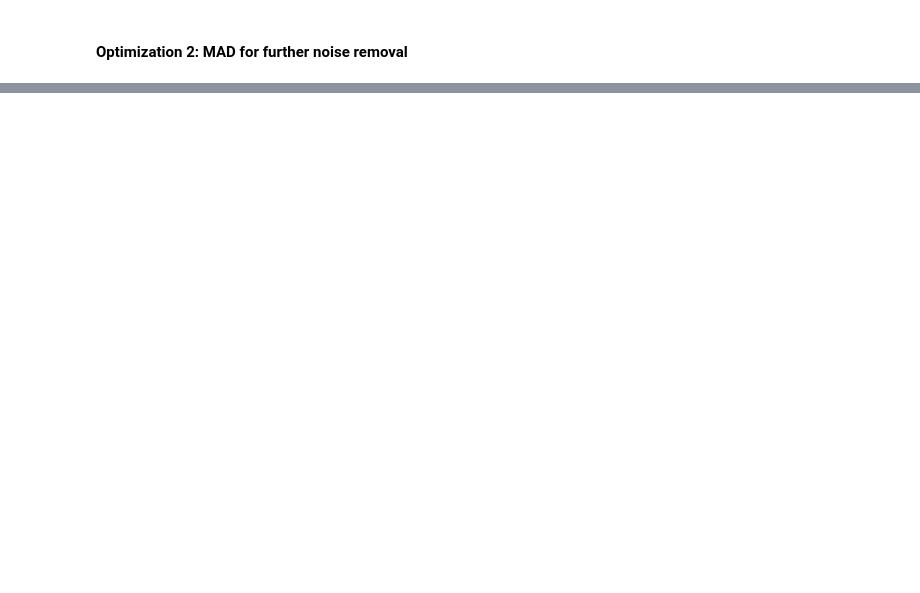
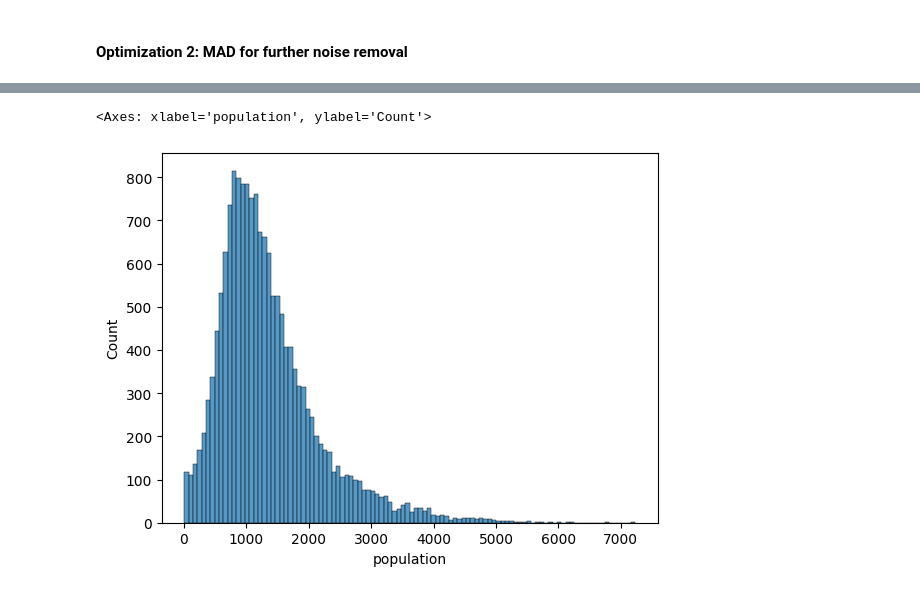
Before and after one commit to RovSveta/Advanced_Machine_Learning_Methods, a Jupyter notebook: Project_1/regression/data_pre_processing.ipynb, the cells around one changed output, grey strips where cells are left out. Saved outputs shown, nothing was run; the diff lists cells and outputs as text; code cells hidden in the pictures; blank space fills up the shorter version.

```diff
--- a/Project_1/regression/data_pre_processing.ipynb
+++ b/Project_1/regression/data_pre_processing.ipynb
@@ -226,0 +343,5 @@ Outliers: 902
+# %%
+sns.histplot(df['population'])
+# %% [output]
+<Axes: xlabel='population', ylabel='Count'>
+[figure, added]
```
Also changed, not shown: parts of 16 cells of this notebook, 8 other files.
